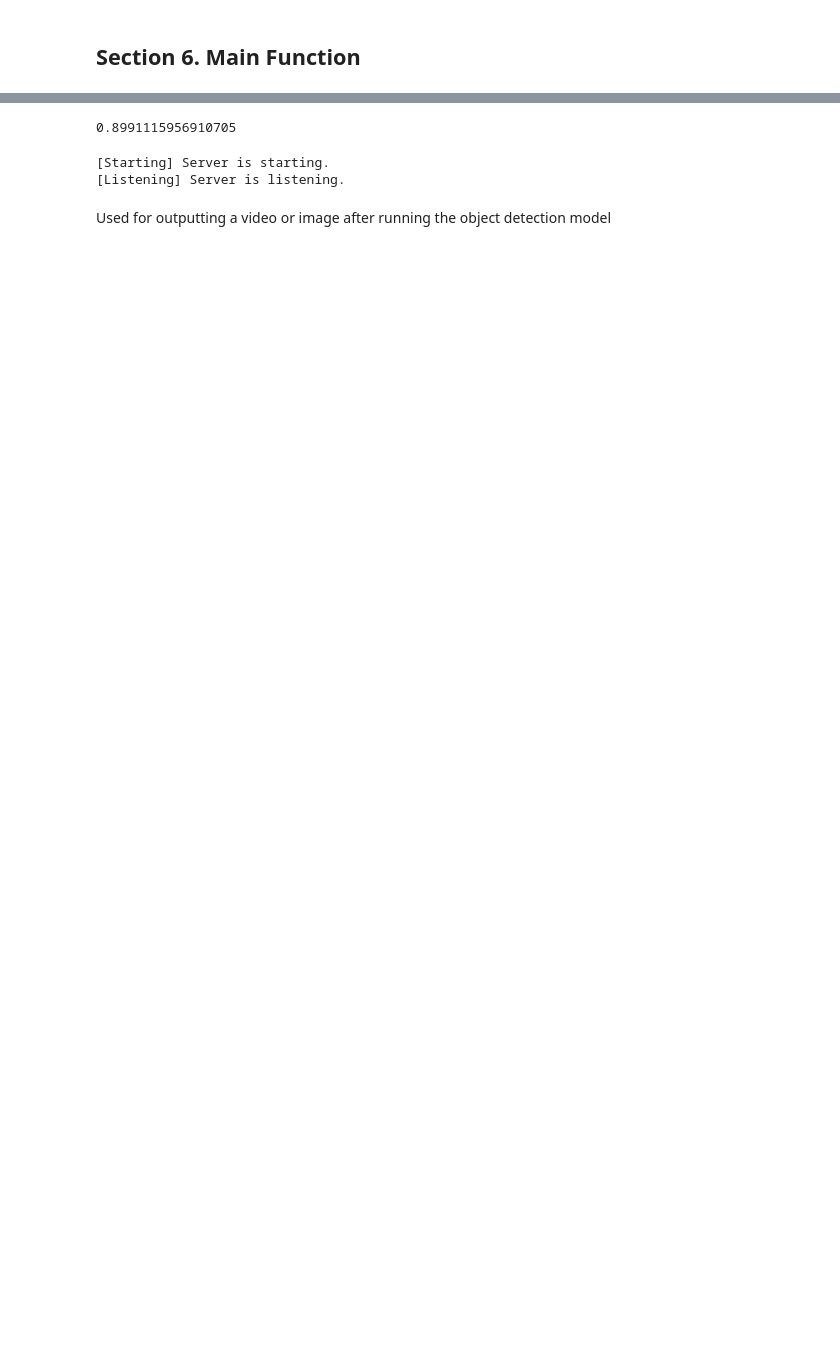
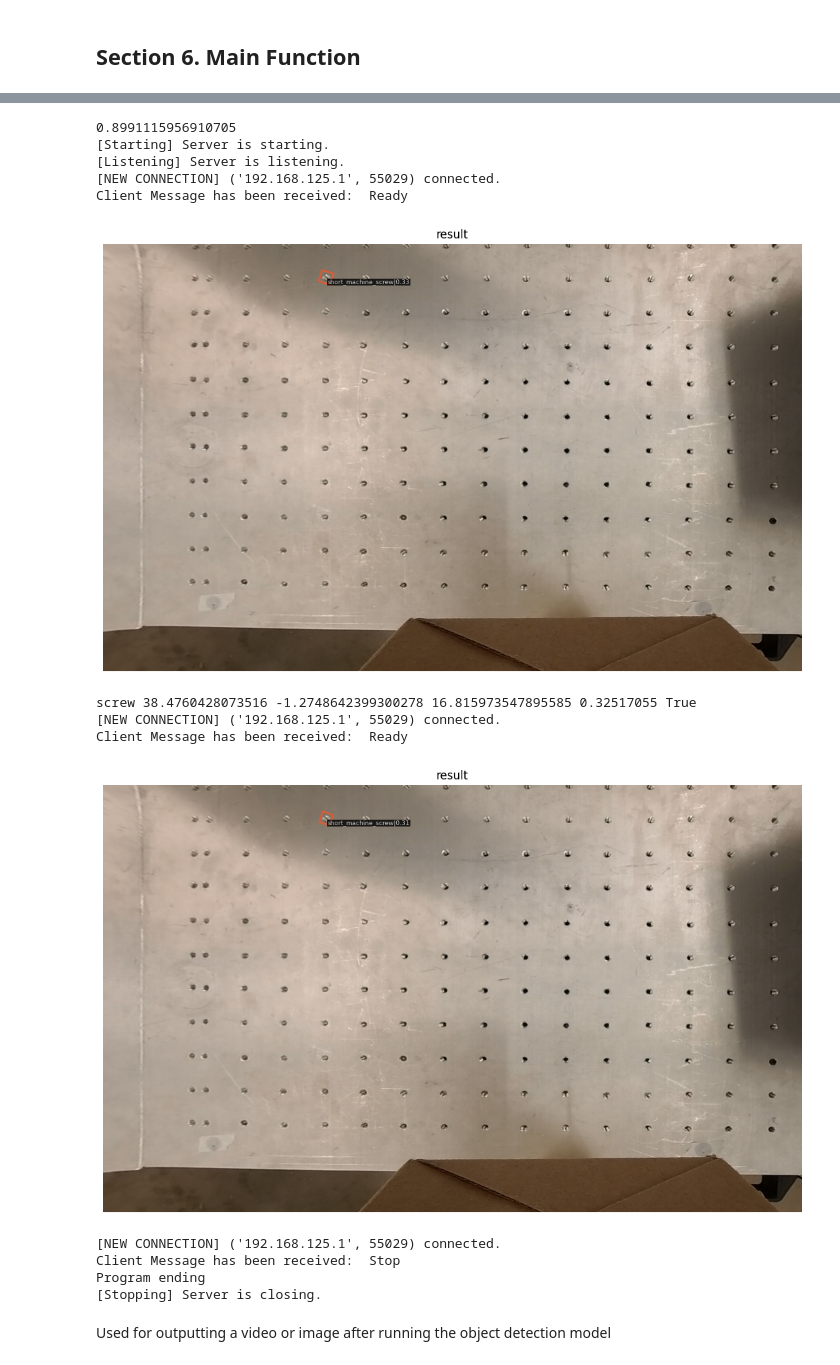
Before and after one commit to jensenli049/Python-Rapid, a Jupyter notebook: opencv_object_detection.ipynb, the cells around one changed output, grey strips where cells are left out. Drawn from its saved outputs; the diff is of its cells as text; code cells hidden in the pictures; blank space fills up the shorter version.

```diff
--- a/opencv_object_detection.ipynb
+++ b/opencv_object_detection.ipynb
@@ -184,7 +162,7 @@ def undistort_img(img, mtx, dist):
 # %% [markdown]
 ## 4. Import/Load Pytorch Model
 # %%
-model = torch.load("screw2.pt",map_location ='cpu') # screw2.pt #,map_location ='cpu' # for cpu only
+model = torch.load("screw.pt",map_location ='cpu') # screw2.pt #,map_location ='cpu' # for cpu only
 #cfg = Config.fromfile('./mmrotate/configs/oriented_rcnn/oriented_rcnn_r50_fpn_1x_dota_le90.py') # for screw.pt
 cfg = Config.fromfile('./mmrotate/configs/oriented_rcnn/oriented_rcnn_r50_fpn_fp16_1x_dota_le90.py')  # for screw2.pt
 
@@ -246,0 +227,14 @@ OrientedRCNN(
+# %%
+def convert_pix_to_mm(cx, cy):
+    dx = 880-163 # known change in x in pixels
+    rx = 465 # known real x distance in mm
+    dy = 494-52 # known change in y in pixels 261
+    ry = 339 # known real y distance in mm
+    xpm = dx/rx # x pixel/mm
+    ypm = dy/ry # y pixel/mm
+    #print(xpm, ypm)
+    (ox, oy) = (268, 51) # robtarget origin point in pixel
+    #print((cx-ox)/xpm, (cy-oy)/ypm)
+    return ((cx-ox)/xpm, (cy-oy)/ypm)
+
+#print(convert_pix_to_mm(227,426))
@@ -326,34 +351,3 @@ Active Calibrated Video Capture with Contouring and Orientation Display
-# %%
-cal_needed = False
-if(os.listdir(".\calibs") == []):
-    cal_needed = True
-#print(os.listdir(".\calibs"))
-ret, mtx, dist, rvecs, tvecs = cam_cal(cal_needed) # calibrate camera
-print(ret)
-
-# Start active video capture
-webcamVideo = cv.VideoCapture(0, cv.CAP_DSHOW)
-
-webcamVideo.set(cv.CAP_PROP_FPS, 30.0)
-webcamVideo.set(cv.CAP_PROP_FOURCC, cv.VideoWriter.fourcc('m','j','p','g'))
-webcamVideo.set(cv.CAP_PROP_FOURCC, cv.VideoWriter.fourcc('M','J','P','G'))
-webcamVideo.set(cv.CAP_PROP_FRAME_WIDTH, 1920)
-webcamVideo.set(cv.CAP_PROP_FRAME_HEIGHT, 1080)
-
-while True:
-    ret, frame = webcamVideo.read()
-    undist_frame = undistort_img(frame, mtx, dist) # apply camera calibration
-    #new_frame = undist_frame[0:512, 0:512]
-    cv.imshow("new_frame", undist_frame)
-    key = cv.waitKey(50)
-    if key == 27:
-        break
-    elif key == 32: # space key pressed
-        image_path = os.path.join(os.getcwd(), "test_pic.jpg")
-        cv.imwrite(image_path, undist_frame)
-cv.destroyAllWindows()
-# %% [output]
-0.8991115956910705
 # %%
 cal_needed = False
 if(os.listdir(".\calibs") == []):
@@ -362,8 +356,17 @@ if(os.listdir(".\calibs") == []):
 ret, mtx, dist, rvecs, tvecs = cam_cal(cal_needed) # calibrate camera
 print(ret)
 
+final = False # redundancy for ending program
+
 # Start active video capture
-webcamVideo = cv.VideoCapture(0)
+webcamVideo = cv.VideoCapture(0) #, cv.CAP_DSHOW)
+# extra webcam settings
+# webcamVideo.set(cv.CAP_PROP_FPS, 30.0)
+# webcamVideo.set(cv.CAP_PROP_FOURCC, cv.VideoWriter.fourcc('m','j','p','g'))
+# webcamVideo.set(cv.CAP_PROP_FOURCC, cv.VideoWriter.fourcc('M','J','P','G'))
+# webcamVideo.set(cv.CAP_PROP_FRAME_WIDTH, 1920)
+# webcamVideo.set(cv.CAP_PROP_FRAME_HEIGHT, 1080)
+webcamVideo.set(cv.CAP_PROP_BUFFERSIZE, 1)
 #cv.namedWindow("webcam") # used to display camera feed
 
 # Socket Info
@@ -382,11 +385,13 @@ while client_message != "Stop":
         server_message = [] # Reset server message
         # Webcam start
         ret, frame = webcamVideo.read()
-        undist_frame = undistort_img(frame, mtx, dist) # apply camera calibration
-        imgcopy = undist_frame.copy() # copy undistorted image for any processing
 
         if ret: # if webcam video works
-            print("webcam working")
+            for i in range(360):
+                ret, frame = webcamVideo.read()
+            undist_frame = undistort_img(frame, mtx, dist) # apply camera calibration
+            imgcopy = undist_frame[:,0:1024].copy() # copy undistorted image for any processing
+            #print("webcam working")
             #cv.imshow("frame", frame) #show distorted frame
             #cv.imshow("undist_feed", imgcopy) # display undistorted camera feed
         else:
@@ -397,34 +402,46 @@ while client_message != "Stop":
         print(f"\033[33m[NEW CONNECTION]\033[0m {addr} connected.")
         client_message = conn.recv(Size).decode(Format) # read message to string
         print("Client Message has been received: ", client_message)
         if not client_message:
             print("message broken")
             break
         if client_message == "Stop":
             break
         if client_message == "Ready" :
             result = inference_detector(model, imgcopy) #Run image detection
             show_result_pyplot(model, imgcopy, result, score_thr=0.3)
-            lbl, cx, cy, width, height, theta, threshold = parse_bbox(result)
+            lbl, cx, cy, width, height, theta, threshold, final = parse_bbox(result, final)
             server_message = [str(cx), str(cy), str(theta), lbl, "Done"]
             #print(server_message)
             for i in range(len(server_message)):
                 temp_str = server_message[i]
                 conn.sendto(str.encode(temp_str,Format),addr)
                 time.sleep(.25)
             client_message = ""
             time.sleep(5)
         #client_message = conn.recv(Size).decode(Format) # read message to string
         #print("Client Message 2 has been received: ", client_message)
     conn.close()
 print("Program ending")
 print(f"\033[33m[Stopping]\033[0m Server is closing.")
 server.close()
 webcamVideo.release()
 cv.destroyAllWindows()
 # %% [output]
+0.8991115956910705
 [Starting] Server is starting.
 [Listening] Server is listening.
+[NEW CONNECTION] ('192.168.125.1', 55029) connected.
+Client Message has been received:  Ready
+[figure, added]
+screw 38.4760428073516 -1.2748642399300278 16.815973547895585 0.32517055 True
+[NEW CONNECTION] ('192.168.125.1', 55029) connected.
+Client Message has been received:  Ready
+[figure, added]
+[NEW CONNECTION] ('192.168.125.1', 55029) connected.
+Client Message has been received:  Stop
+Program ending
+[Stopping] Server is closing.
 # %% [markdown]
 Used for outputting a video or image after running the object detection model
 # %%
```
Also changed, not shown: parts of 11 cells of this notebook, 1 other file.
